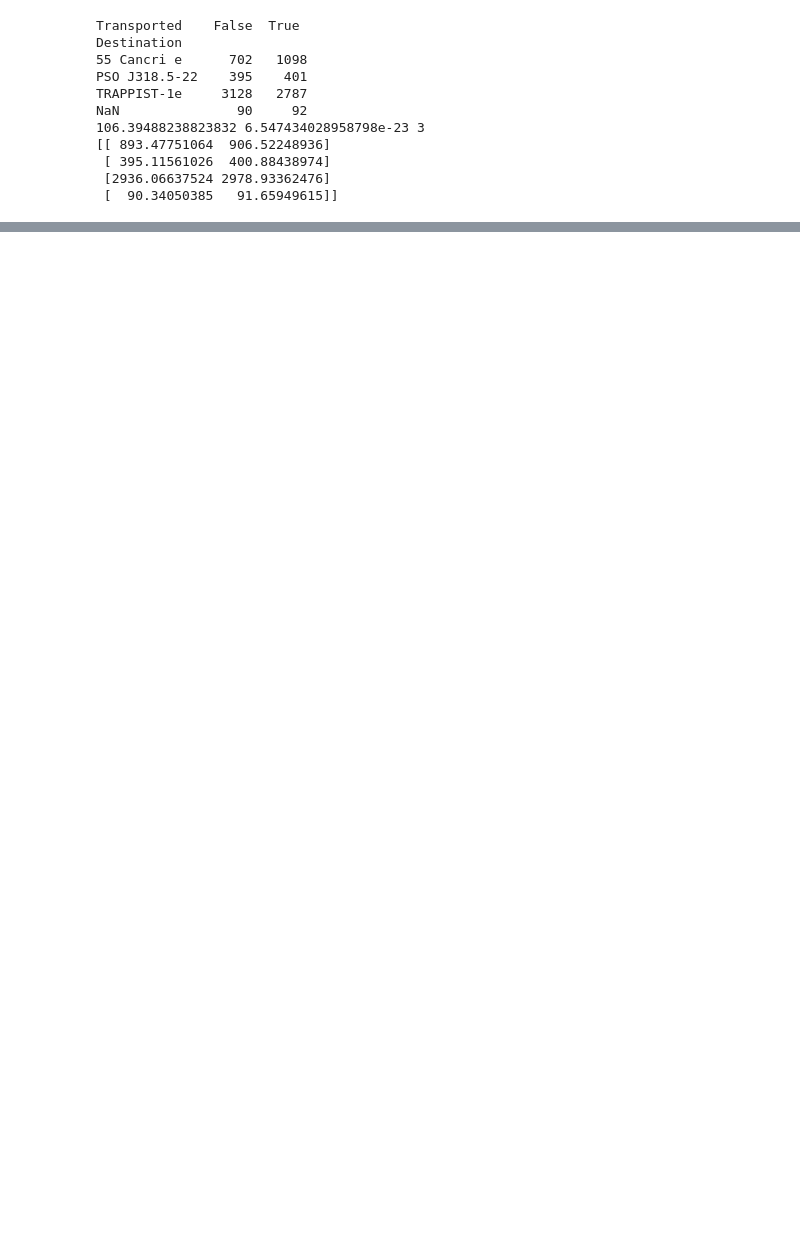
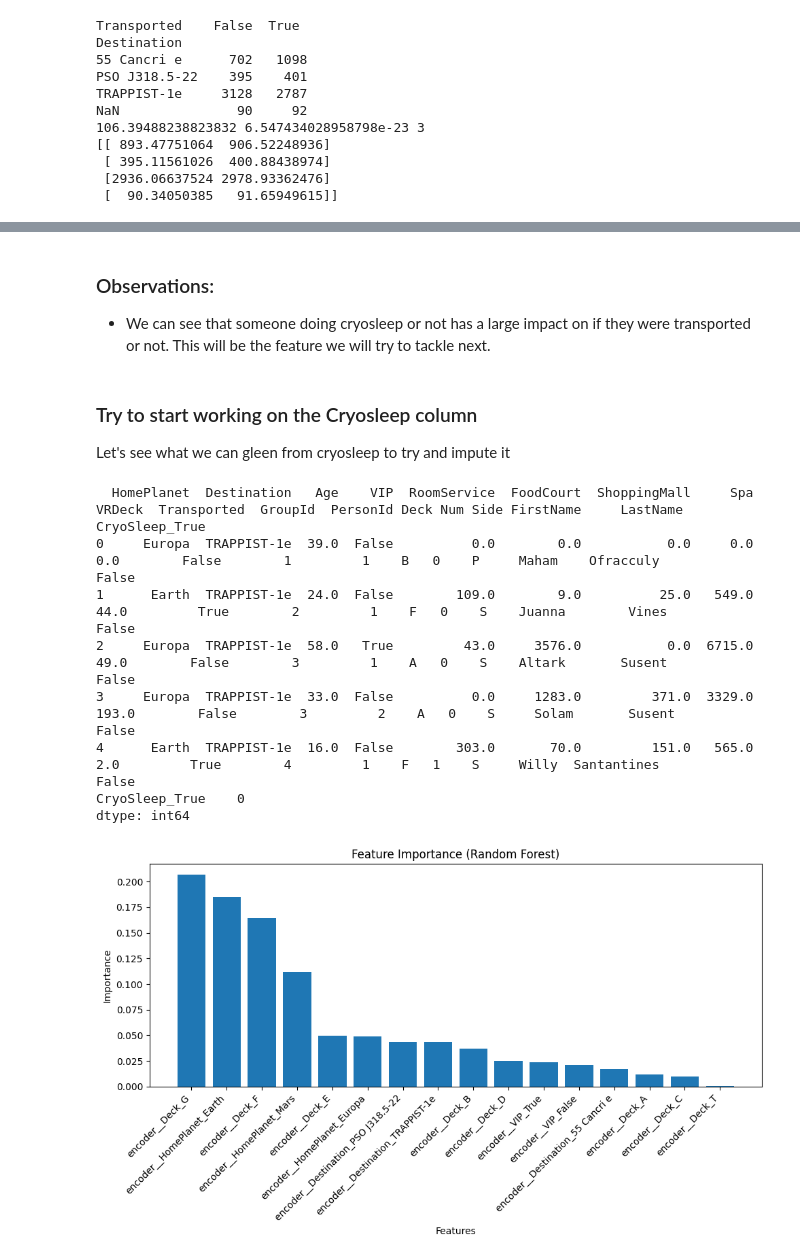
Before and after one commit to lucriver/kaggle-challenges, a Jupyter notebook: spaceship-titanic/work.ipynb, the cells around one changed output, grey strips where cells are left out. Drawn from its saved outputs; the diff is of its cells as text; code cells hidden in the pictures; blank space fills up the shorter version.

```diff
--- a/spaceship-titanic/work.ipynb
+++ b/spaceship-titanic/work.ipynb
@@ -352,0 +327,61 @@ SyntaxError: invalid syntax (1639211862.py, line 1)
+# %% [markdown]
+### Observations:
+- We can see that someone doing cryosleep or not has a large impact on if they were transported or not. This will be the feature we will try to tackle next.
+# %% [markdown]
+### Try to start working on the Cryosleep column
+Let's see what we can gleen from cryosleep to try and impute it
+# %%
+# Assuming your data is in a DataFrame called 'df'
+categorical_features = ['HomePlanet', 'Destination', 'VIP', 'Deck']  # Replace with your categorical feature names
+target_feature = 'CryoSleep'  # Replace with the name of your target variable
+
+dff = df.dropna()
+
+dff = pd.get_dummies(dff, columns=['CryoSleep'], drop_first=True)
+print(dff.head())
+
+# Separate the features and target
+X = dff[categorical_features]
+y = dff[['CryoSleep_True']]
+
+print(y.isna().sum())
+
+# Perform one-hot encoding on the categorical features
+ct = ColumnTransformer([
+    ('encoder', OneHotEncoder(), categorical_features)],
+     remainder='passthrough')
+X_encoded = ct.fit_transform(X)
+
+# Train a Random Forest classifier
+rf_classifier = RandomForestClassifier(n_estimators=100, random_state=42)
+rf_classifier.fit(X_encoded, y)
+
+# Get the feature importance scores
+feature_importance = rf_classifier.feature_importances_
+
+# Create a DataFrame with feature names and their importance scores
+feature_names = ct.get_feature_names_out()
+importance_df = pd.DataFrame({'Feature': feature_names, 'Importance': feature_importance})
+
+# Sort the features by importance in descending order
+importance_df = importance_df.sort_values('Importance', ascending=False)
+
+# Plot the feature importance
+plt.figure(figsize=(10, 6))
+plt.bar(importance_df['Feature'], importance_df['Importance'])
+plt.xlabel('Features')
+plt.ylabel('Importance')
+plt.title('Feature Importance (Random Forest)')
+plt.xticks(rotation=45, ha='right')
+plt.tight_layout()
+plt.show()
+# %% [output]
+  HomePlanet  Destination   Age    VIP  RoomService  FoodCourt  ShoppingMall     Spa  VRDeck  Transported  GroupId  PersonId Deck Num Side FirstName     LastName  CryoSleep_True
+0     Europa  TRAPPIST-1e  39.0  False          0.0        0.0           0.0     0.0     0.0        False        1         1    B   0    P     Maham    Ofracculy           False
+1      Earth  TRAPPIST-1e  24.0  False        109.0        9.0          25.0   549.0    44.0         True        2         1    F   0    S    Juanna        Vines           False
+2     Europa  TRAPPIST-1e  58.0   True         43.0     3576.0           0.0  6715.0    49.0        False        3         1    A   0    S    Altark       Susent           False
+3     Europa  TRAPPIST-1e  33.0  False          0.0     1283.0         371.0  3329.0   193.0        False        3         2    A   0    S     Solam       Susent           False
+4      Earth  TRAPPIST-1e  16.0  False        303.0       70.0         151.0   565.0     2.0         True        4         1    F   1    S     Willy  Santantines           False
+CryoSleep_True    0
+dtype: int64
+[figure, added]
```
Also changed, not shown: parts of 36 cells of this notebook, 2 other files.
